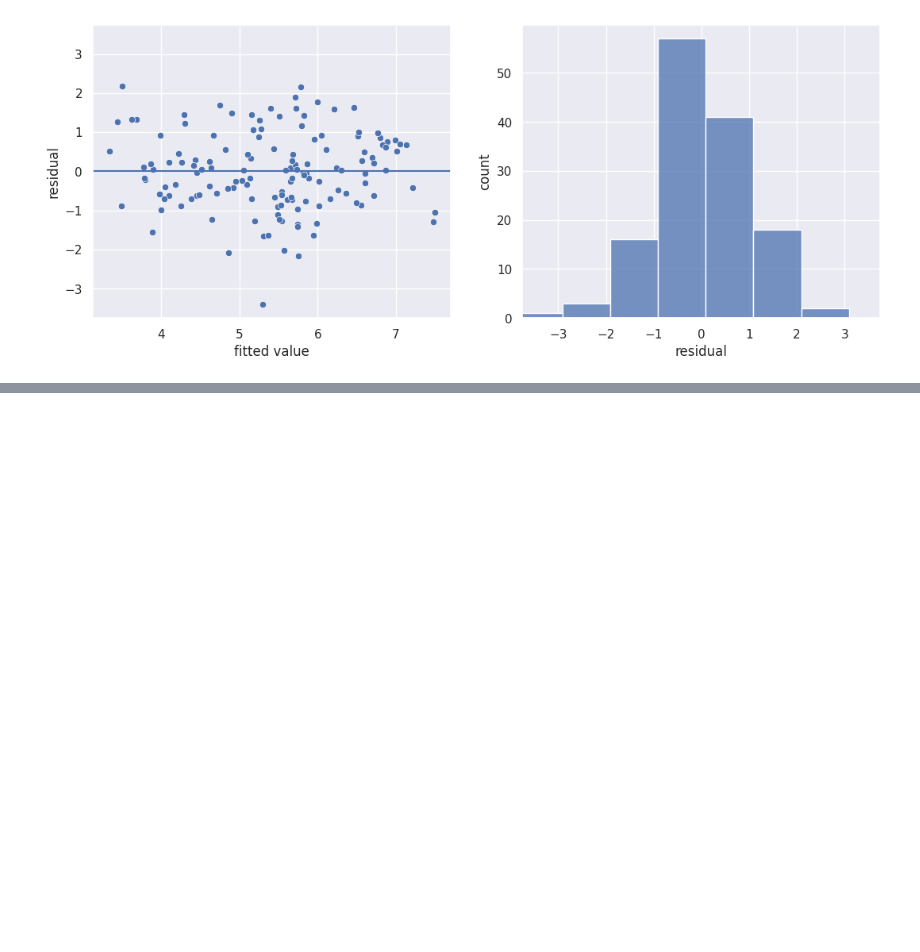
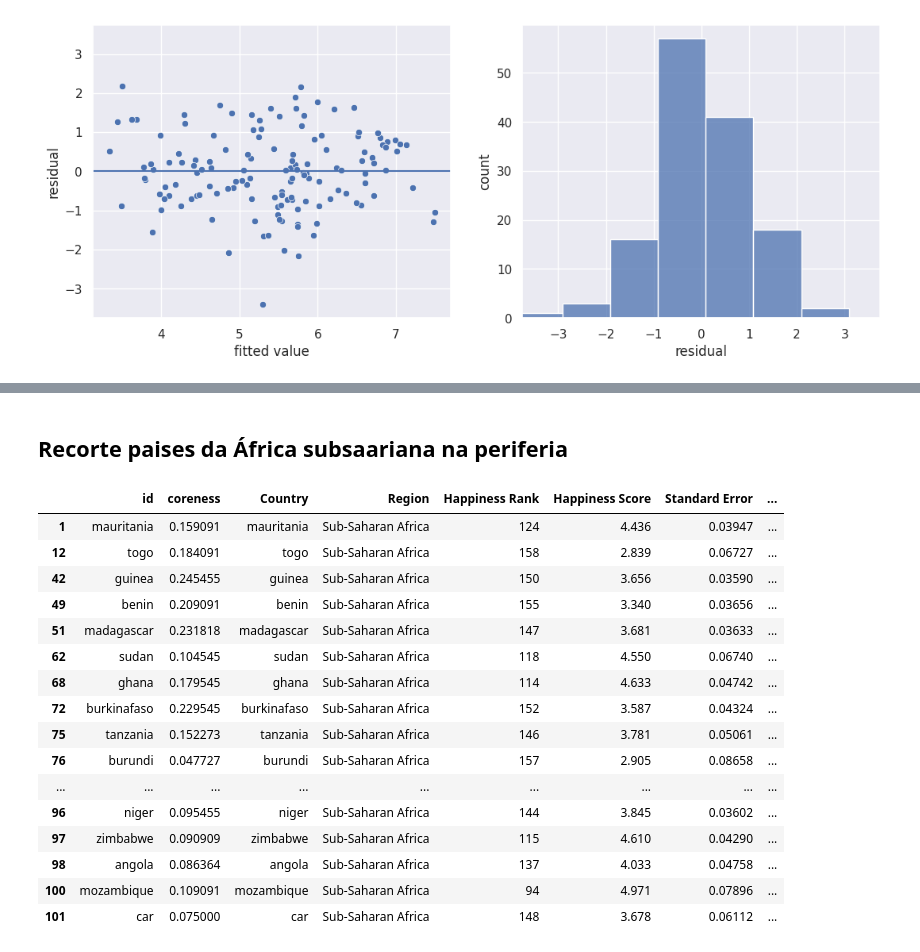
Before and after one commit to RicardoRibeiroRodrigues/Projeto-Redes-Sociais, a Jupyter notebook: notebooks/ModelosFinal.ipynb, the cells around one changed output, grey strips where cells are left out. Drawn from its saved outputs; the diff is of its cells as text; code cells hidden in the pictures; blank space fills up the shorter version.

```diff
--- a/notebooks/ModelosFinal.ipynb
+++ b/notebooks/ModelosFinal.ipynb
@@ -261,0 +243,23 @@ result.plot_residuals()
+# %% [markdown]
+## Recorte paises da África subsaariana na periferia
+# %%
+recorte_p_africa = data_perifericos.loc[data_perifericos['Region'].str.contains('Sub-Saharan Africa', case=False)]
+recorte_p_africa
+# %% [output]
+|  | id | coreness | Country | Region | Happiness Rank | Happiness Score | Standard Error | ... |
+| 1 | mauritania | 0.159091 | mauritania | Sub-Saharan Africa | 124 | 4.436 | 0.03947 | ... |
+| 12 | togo | 0.184091 | togo | Sub-Saharan Africa | 158 | 2.839 | 0.06727 | ... |
+| 42 | guinea | 0.245455 | guinea | Sub-Saharan Africa | 150 | 3.656 | 0.03590 | ... |
+| 49 | benin | 0.209091 | benin | Sub-Saharan Africa | 155 | 3.340 | 0.03656 | ... |
+| 51 | madagascar | 0.231818 | madagascar | Sub-Saharan Africa | 147 | 3.681 | 0.03633 | ... |
+| 62 | sudan | 0.104545 | sudan | Sub-Saharan Africa | 118 | 4.550 | 0.06740 | ... |
+| 68 | ghana | 0.179545 | ghana | Sub-Saharan Africa | 114 | 4.633 | 0.04742 | ... |
+| 72 | burkinafaso | 0.229545 | burkinafaso | Sub-Saharan Africa | 152 | 3.587 | 0.04324 | ... |
+| 75 | tanzania | 0.152273 | tanzania | Sub-Saharan Africa | 146 | 3.781 | 0.05061 | ... |
+| 76 | burundi | 0.047727 | burundi | Sub-Saharan Africa | 157 | 2.905 | 0.08658 | ... |
+| ... | ... | ... | ... | ... | ... | ... | ... | ... |
+| 96 | niger | 0.095455 | niger | Sub-Saharan Africa | 144 | 3.845 | 0.03602 | ... |
+| 97 | zimbabwe | 0.090909 | zimbabwe | Sub-Saharan Africa | 115 | 4.610 | 0.04290 | ... |
+| 98 | angola | 0.086364 | angola | Sub-Saharan Africa | 137 | 4.033 | 0.04758 | ... |
+| 100 | mozambique | 0.109091 | mozambique | Sub-Saharan Africa | 94 | 4.971 | 0.07896 | ... |
+| 101 | car | 0.075000 | car | Sub-Saharan Africa | 148 | 3.678 | 0.06112 | ... |
```
Also changed, not shown: parts of 22 cells of this notebook, 3 other files.
